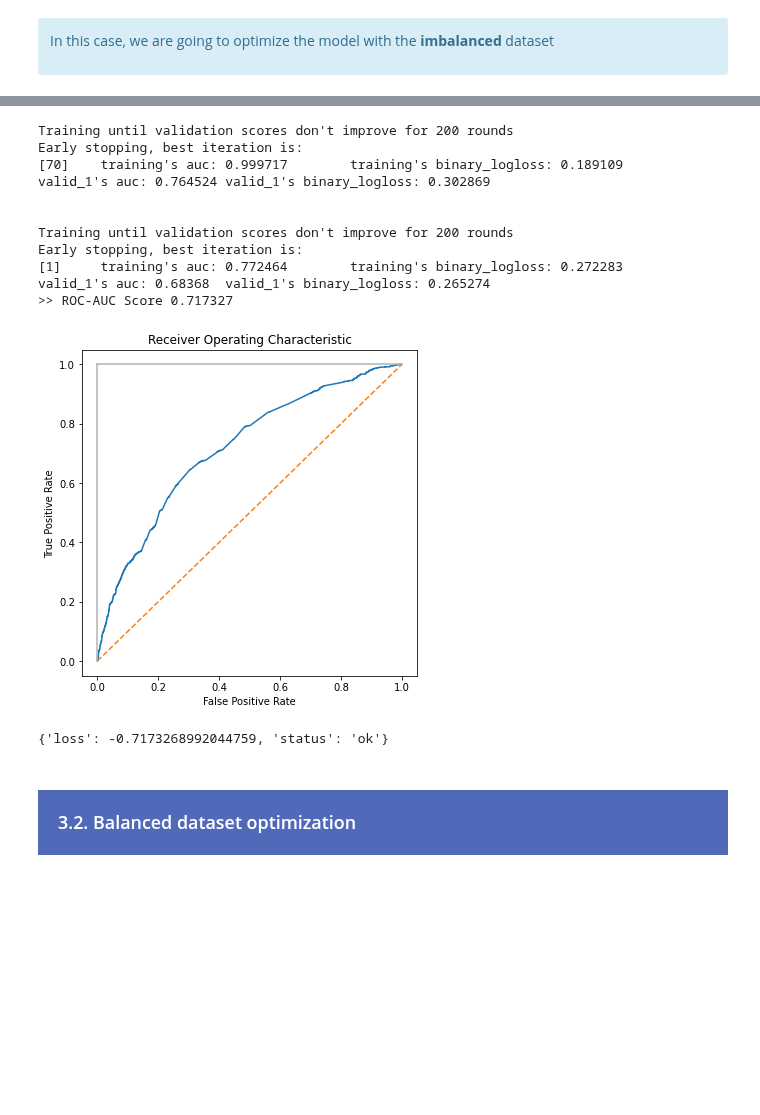
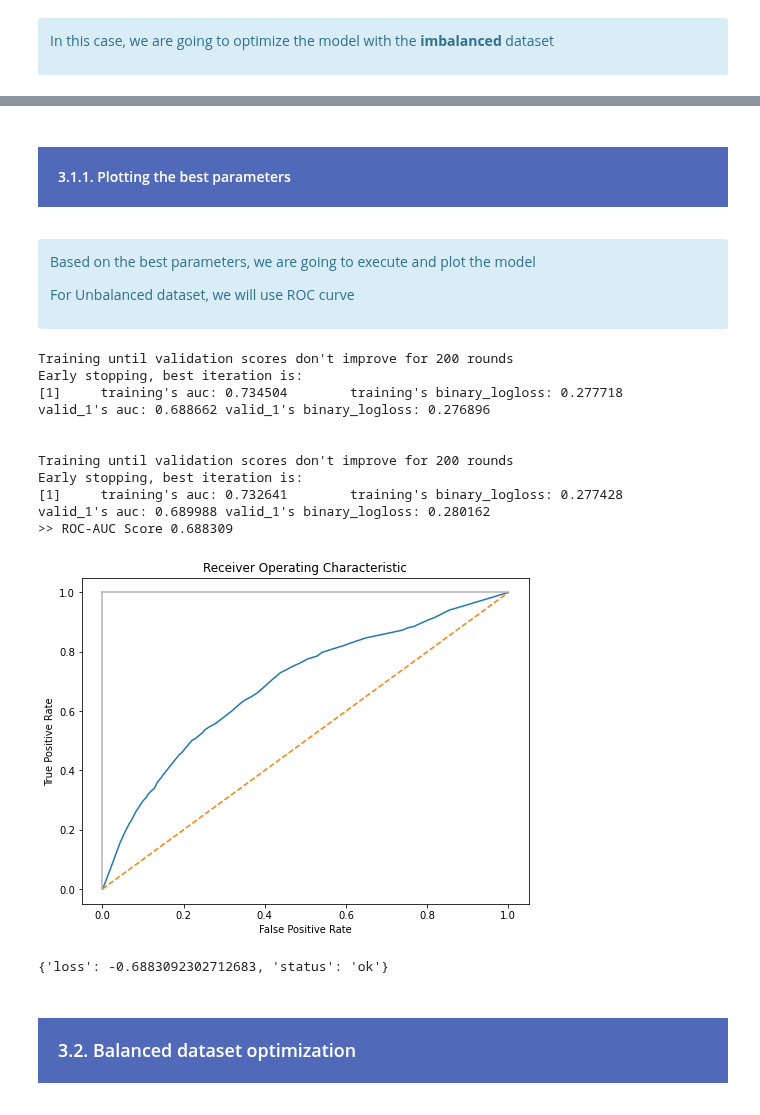
Before and after one commit to samirhinojosa/OC-P7-IMPLEMENT-A-SCORING-MODEL, a Jupyter notebook: notebook_optimization.ipynb, the cells around one changed output, grey strips where cells are left out. Saved outputs shown, nothing was run; the diff lists cells and outputs as text; code cells hidden in the pictures; blank space fills up the shorter version.

```diff
--- a/notebook_optimization.ipynb
+++ b/notebook_optimization.ipynb
@@ -373,7 +373,7 @@ space_params = {
     <p>Now, we can define our objective function</p>
 </div>
 # %%
-def hyperparameter_tuning(space_params, df, imbalanced, n_splits, flag):
+def hyperparameter_tuning(space_params, df, imbalanced, n_splits, graph):
     """
     Method used to analyze on the DataFrame.
 
@@ -383,6 +383,7 @@ def hyperparameter_tuning(space_params, df, imbalanced, n_splits, flag):
         df (pandas.DataFrame): Dataset to treat
         imbalanced (boolean): Define whether dataset is unbalanced
         n_splits (int): To split data in train test sets
+        graph (boolean): Flag to plot or not
 
     Returns:
     -----------------
@@ -440,13 +441,13 @@ def hyperparameter_tuning(space_params, df, imbalanced, n_splits, flag):
     auc = roc_auc_score(train_df["TARGET"], oof_preds)
     print(">> ROC-AUC Score %.6f\n" % auc )
 
-    if imbalanced and flag:
-        # Compute ROC curve and ROC area for each class
+    if imbalanced and graph:
+        # Compute ROC curve
         fpr = dict()
         tpr = dict()
         fpr["micro"], tpr["micro"], _ = roc_curve(train_df["TARGET"].ravel(), oof_preds.ravel())
 
-        plt.subplots(1, figsize=(6, 6))
+        plt.subplots(1, figsize=(8, 6))
         plt.title("Receiver Operating Characteristic")
         plt.plot(fpr["micro"], tpr["micro"])
         plt.plot([0, 1], ls="--")
@@ -455,6 +456,13 @@ def hyperparameter_tuning(space_params, df, imbalanced, n_splits, flag):
         plt.xlabel("False Positive Rate")
         plt.show()
 
+    if not imbalanced and graph:
+
+        from sklearn.metrics import PrecisionRecallDisplay
+        display = PrecisionRecallDisplay.from_predictions(train_df["TARGET"].ravel(), oof_preds.ravel(), name="LinearSVC")
+        _ = display.ax_.set_title("2-class Precision-Recall curve")
+
+
     return { "loss": -auc, "status": STATUS_OK }
 # %% [markdown]
 <div style="background-color: #506AB9;" >
@@ -486,17 +512,12 @@ Best: {'learning_rate': 0.002651017681866993, 'max_depth': 1, 'min_child_weight'
-# %%
-hyperparameter_tuning(imbalanced_best_parameters, df=df, imbalanced=True, n_splits=2, flag=True)
-# %% [output]
-Training until validation scores don't improve for 200 rounds
-Early stopping, best iteration is:
-[70]    training's auc: 0.999717        training's binary_logloss: 0.189109     valid_1's auc: 0.764524 valid_1's binary_logloss: 0.302869
-
-
-Training until validation scores don't improve for 200 rounds
-Early stopping, best iteration is:
-[1]     training's auc: 0.772464        training's binary_logloss: 0.272283     valid_1's auc: 0.68368  valid_1's binary_logloss: 0.265274
->> ROC-AUC Score 0.717327
-[figure, old version]
-{'loss': -0.7173268992044759, 'status': 'ok'}
+# %% [markdown]
+<div style="background-color: #506AB9;" >
+    <h4 style="margin: auto; padding: 20px; color:#fff; ">3.1.1. Plotting the best parameters</h4>
+</div>
+# %% [markdown]
+<div class="alert alert-block alert-info">
+    <p>Based on the best parameters, we are going to execute and plot the model</p>
+    <p>For Unbalanced dataset, we will use ROC curve</p>
+</div>
 # %%
 imbalanced_best_parameters = {
     "max_depth": 8,
@@ -508,6 +529,20 @@ imbalanced_best_parameters = {
     "reg_lambda": 0.07738857767160638,
     "subsample": 0.9429609677553862
 }
+# %%
+hyperparameter_tuning(imbalanced_best_parameters, df=df, imbalanced=True, n_splits=2, graph=True)
+# %% [output]
+Training until validation scores don't improve for 200 rounds
+Early stopping, best iteration is:
+[1]     training's auc: 0.734504        training's binary_logloss: 0.277718     valid_1's auc: 0.688662 valid_1's binary_logloss: 0.276896
+
+
+Training until validation scores don't improve for 200 rounds
+Early stopping, best iteration is:
+[1]     training's auc: 0.732641        training's binary_logloss: 0.277428     valid_1's auc: 0.689988 valid_1's binary_logloss: 0.280162
+>> ROC-AUC Score 0.688309
+[figure, new version]
+{'loss': -0.6883092302712683, 'status': 'ok'}
 # %% [markdown]
 <div style="background-color: #506AB9;" >
     <h3 style="margin: auto; padding: 20px; color:#fff; ">3.2. Balanced dataset optimization</h3>
```
Also changed, not shown: parts of 15 cells of this notebook, 1 other file.
